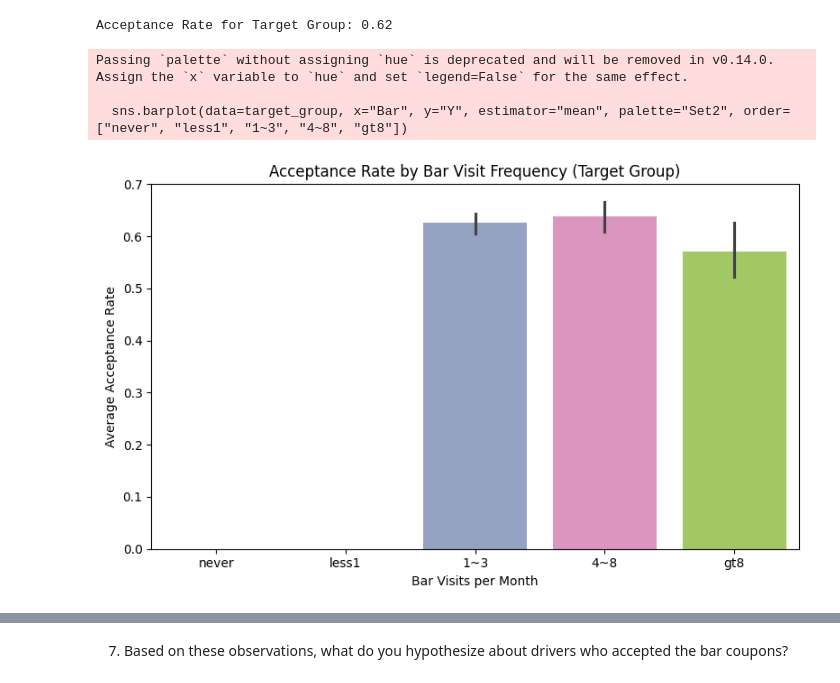
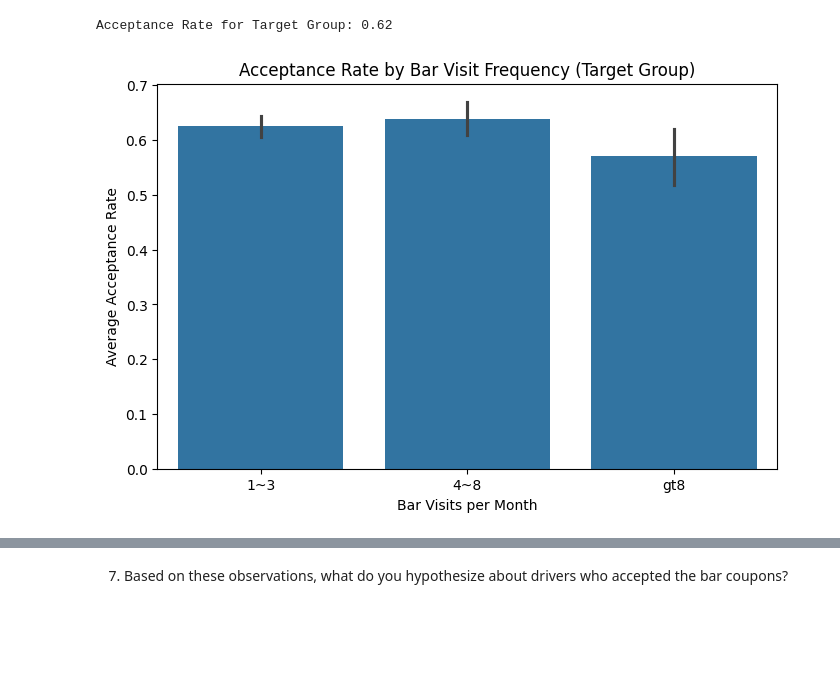
Before and after one commit to Wessbejaoui/PA5_1, a Jupyter notebook: prompt.ipynb, the cells around one changed output, grey strips where cells are left out. Cells and saved outputs as stored; diff of their text form; code cells hidden in the pictures; blank space fills up the shorter version.

```diff
--- a/prompt.ipynb
+++ b/prompt.ipynb
@@ -329,7 +331,7 @@ plt.show()
 - go to cheap restaurants more than 4 times a month and income is less than 50K.
 # %%
 group1 = ((data["Bar"].isin(["1~3", "4~8", "gt8"])) & (~data["passanger"].isin(["Kid(s)"])) & (~data["maritalStatus"].isin(["Widowed"])))
-group2 = ((data["Bar"].isin(["1~3", "4~8", "gt8"])) & (data["age"].isin(["21", "26", "21-30"])))
+group2 = ((data["Bar"].isin(["1~3", "4~8", "gt8"])) & (data["age"].isin(["below21", "21", "26", "21-30"])))
 group3 = ((data["RestaurantLessThan20"].isin(["4~8", "gt8"])) & (data["income"].isin(["$25 - $50K", "<$25K"])))
 # %%
 combined_filter = group1 | group2 | group3 # Combining all 3 groups using OR
@@ -340,14 +342,11 @@ print(f"Acceptance Rate for Target Group: {acceptance_rate}")
 Acceptance Rate for Target Group: 0.62
 # %%
 plt.figure(figsize=(8, 5))
-sns.barplot(data=target_group, x="Bar", y="Y", estimator="mean", palette="Set2", order=["never", "less1", "1~3", "4~8", "gt8"])
+sns.barplot(data=target_group, x="Bar", y="Y", order=["1~3", "4~8", "gt8"])
 plt.title("Acceptance Rate by Bar Visit Frequency (Target Group)")
 plt.ylabel("Average Acceptance Rate")
 plt.xlabel("Bar Visits per Month")
-plt.tight_layout()
+plt.savefig("acceptance_rate_by_bar_visit_frequency_target_group.png")
 plt.show()
 # %% [output]
-Passing `palette` without assigning `hue` is deprecated and will be removed in v0.14.0. Assign the `x` variable to `hue` and set `legend=False` for the same effect.
-
-  sns.barplot(data=target_group, x="Bar", y="Y", estimator="mean", palette="Set2", order=["never", "less1", "1~3", "4~8", "gt8"])
-[figure, old version]
+[figure, new version]
```
Also changed, not shown: parts of 14 cells of this notebook.
